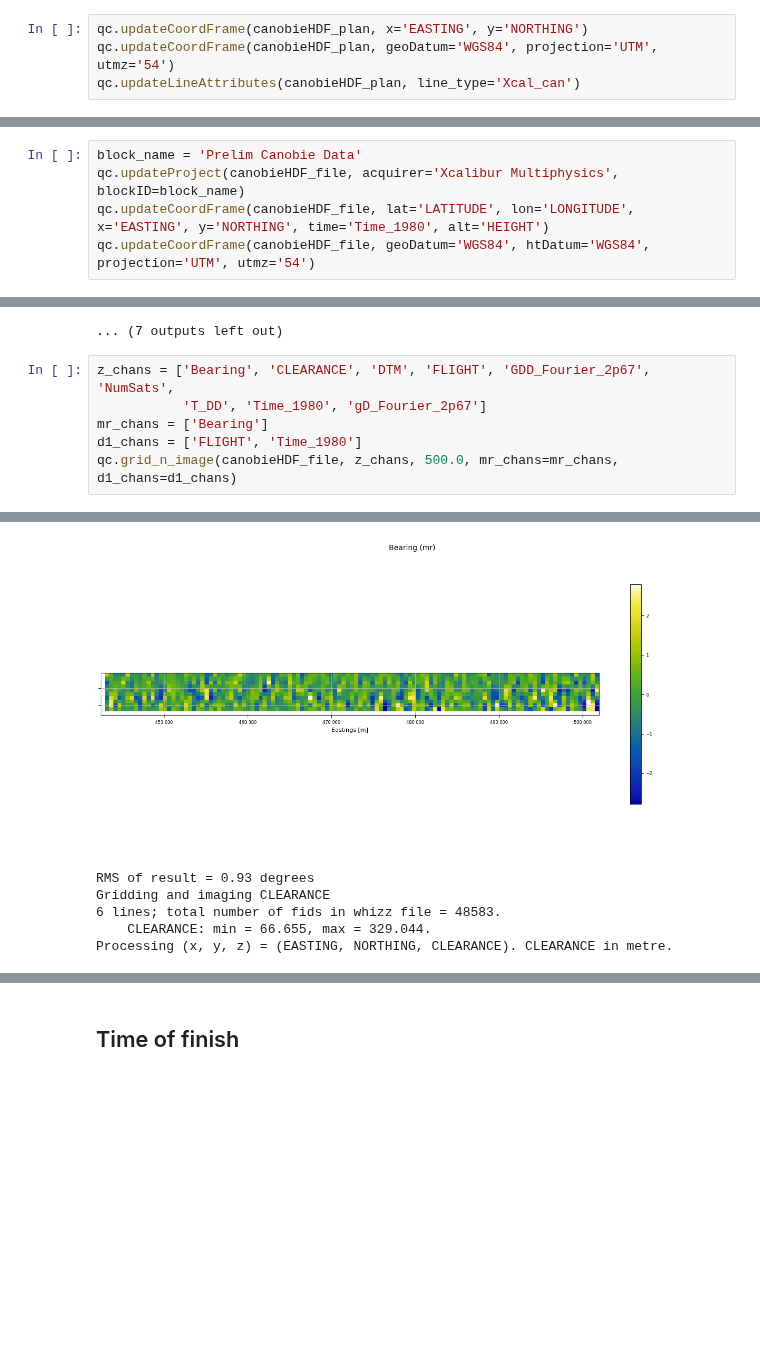
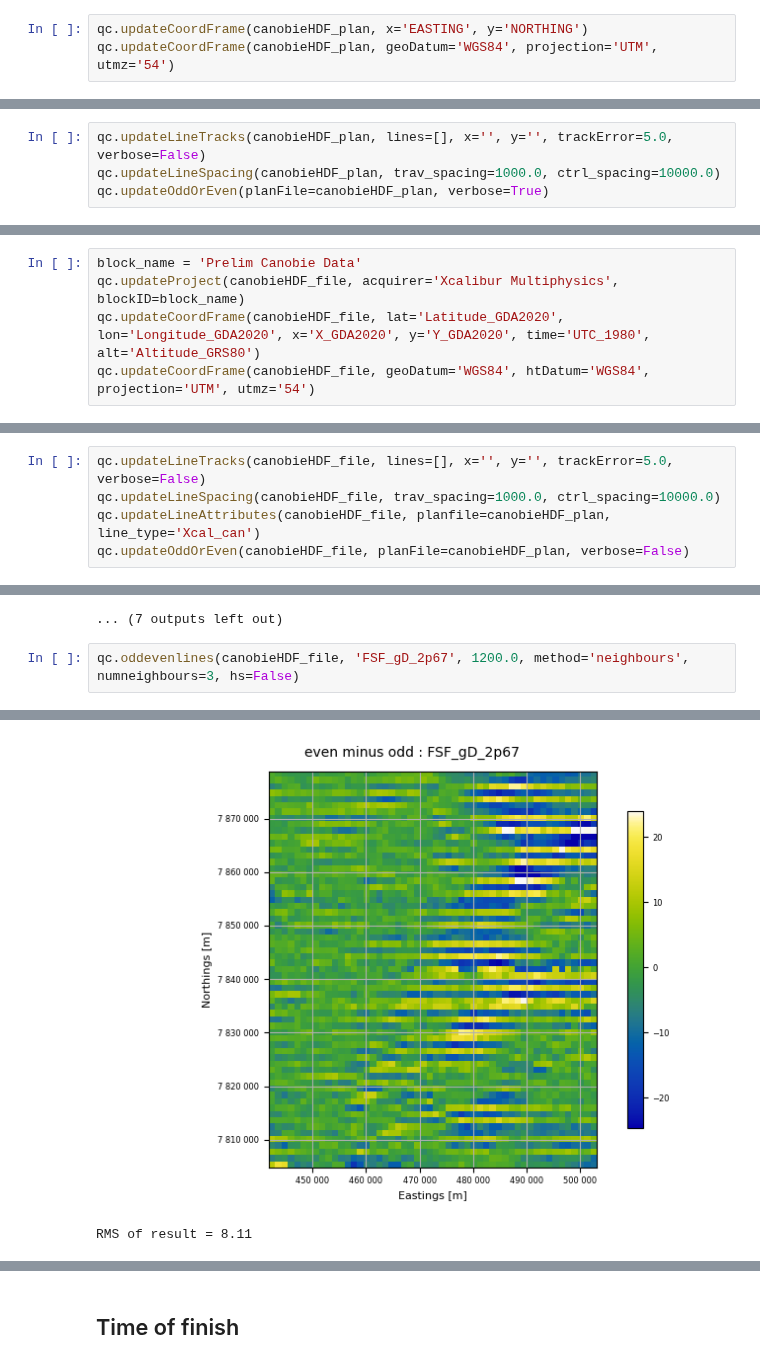
Before and after one commit to GeoscienceAustralia/galileoQC, a Jupyter notebook: examples/Test_AirGravQC_griddata.ipynb, the cells around one changed output, grey strips where cells are left out. Drawn from its saved outputs; the diff is of its cells as text; blank space fills up the shorter version.

```diff
--- a/examples/Test_AirGravQC_griddata.ipynb
+++ b/examples/Test_AirGravQC_griddata.ipynb
@@ -73,4 +99,3 @@ qc.updateProject(canobieHDF_plan, acquirer='Xcalibur Multiphysics', blockID=bloc
 # %%
 qc.updateCoordFrame(canobieHDF_plan, x='EASTING', y='NORTHING')
 qc.updateCoordFrame(canobieHDF_plan, geoDatum='WGS84', projection='UTM', utmz='54')
-qc.updateLineAttributes(canobieHDF_plan, line_type='Xcal_can')
@@ -79,0 +111,4 @@ qc.updateChannelAttributes(canobieHDF_plan, 'NORTHING', units='m')
+# %%
+qc.updateLineTracks(canobieHDF_plan, lines=[], x='', y='', trackError=5.0, verbose=False)
+qc.updateLineSpacing(canobieHDF_plan, trav_spacing=1000.0, ctrl_spacing=10000.0)
+qc.updateOddOrEven(planFile=canobieHDF_plan, verbose=True)
@@ -98,5 +170,5 @@ qc.xyzToHDF(Path(canobieXYZ_file), projectName='Canobie')
 # %%
 block_name = 'Prelim Canobie Data'
 qc.updateProject(canobieHDF_file, acquirer='Xcalibur Multiphysics', blockID=block_name)
-qc.updateCoordFrame(canobieHDF_file, lat='LATITUDE', lon='LONGITUDE', x='EASTING', y='NORTHING', time='Time_1980', alt='HEIGHT')
+qc.updateCoordFrame(canobieHDF_file, lat='Latitude_GDA2020', lon='Longitude_GDA2020', x='X_GDA2020', y='Y_GDA2020', time='UTC_1980', alt='Altitude_GRS80')
 qc.updateCoordFrame(canobieHDF_file, geoDatum='WGS84', htDatum='WGS84', projection='UTM', utmz='54')
@@ -102,0 +180,5 @@ qc.updateCoordFrame(canobieHDF_file, geoDatum='WGS84', htDatum='WGS84', projecti
+# %%
+qc.updateLineTracks(canobieHDF_file, lines=[], x='', y='', trackError=5.0, verbose=False)
+qc.updateLineSpacing(canobieHDF_file, trav_spacing=1000.0, ctrl_spacing=10000.0)
+qc.updateLineAttributes(canobieHDF_file, planfile=canobieHDF_plan, line_type='Xcal_can')
+qc.updateOddOrEven(canobieHDF_file, planFile=canobieHDF_plan, verbose=False)
@@ -230,9 +322,5 @@ Processing (x, y, z) = (EASTING, NORTHING, NumSats). NumSats in .
 [figure]
 ... (7 outputs left out)
 # %%
-z_chans = ['Bearing', 'CLEARANCE', 'DTM', 'FLIGHT', 'GDD_Fourier_2p67', 'NumSats',
-           'T_DD', 'Time_1980', 'gD_Fourier_2p67']
-mr_chans = ['Bearing']
-d1_chans = ['FLIGHT', 'Time_1980']
-qc.grid_n_image(canobieHDF_file, z_chans, 500.0, mr_chans=mr_chans, d1_chans=d1_chans)
+qc.oddevenlines(canobieHDF_file, 'FSF_gD_2p67', 1200.0, method='neighbours', numneighbours=3, hs=False)
 # %% [output]
@@ -243,6 +334,2 @@ Processing (x, y, z) = (EASTING, NORTHING, MR_Bearing). MR_Bearing in degrees.
-[figure, old version]
+[figure, new version]
-RMS of result = 0.93 degrees
-Gridding and imaging CLEARANCE
-6 lines; total number of fids in whizz file = 48583.
-    CLEARANCE: min = 66.655, max = 329.044.
-Processing (x, y, z) = (EASTING, NORTHING, CLEARANCE). CLEARANCE in metre.
+RMS of result = 8.11
```
Also changed, not shown: parts of 13 cells of this notebook, 4 other files.
